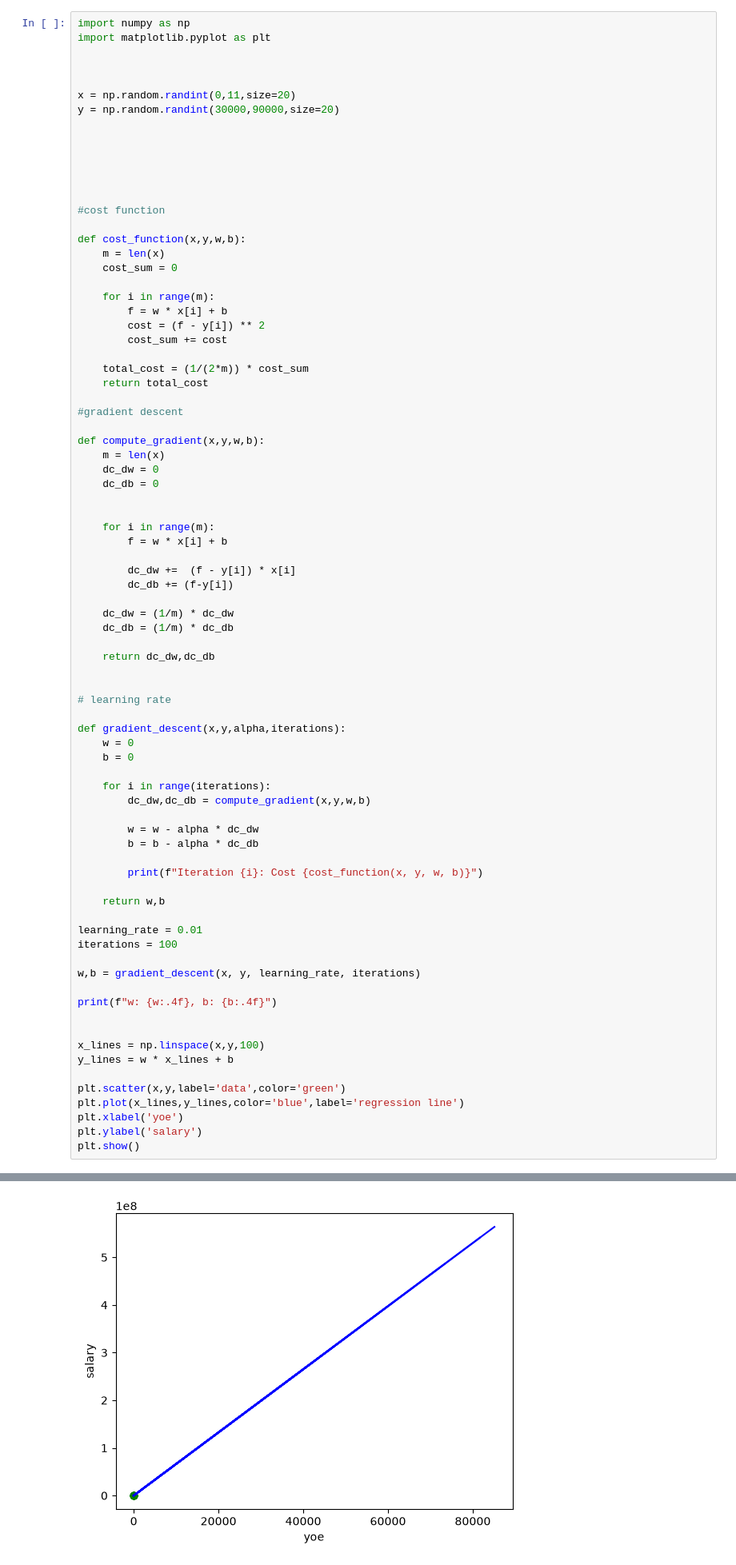
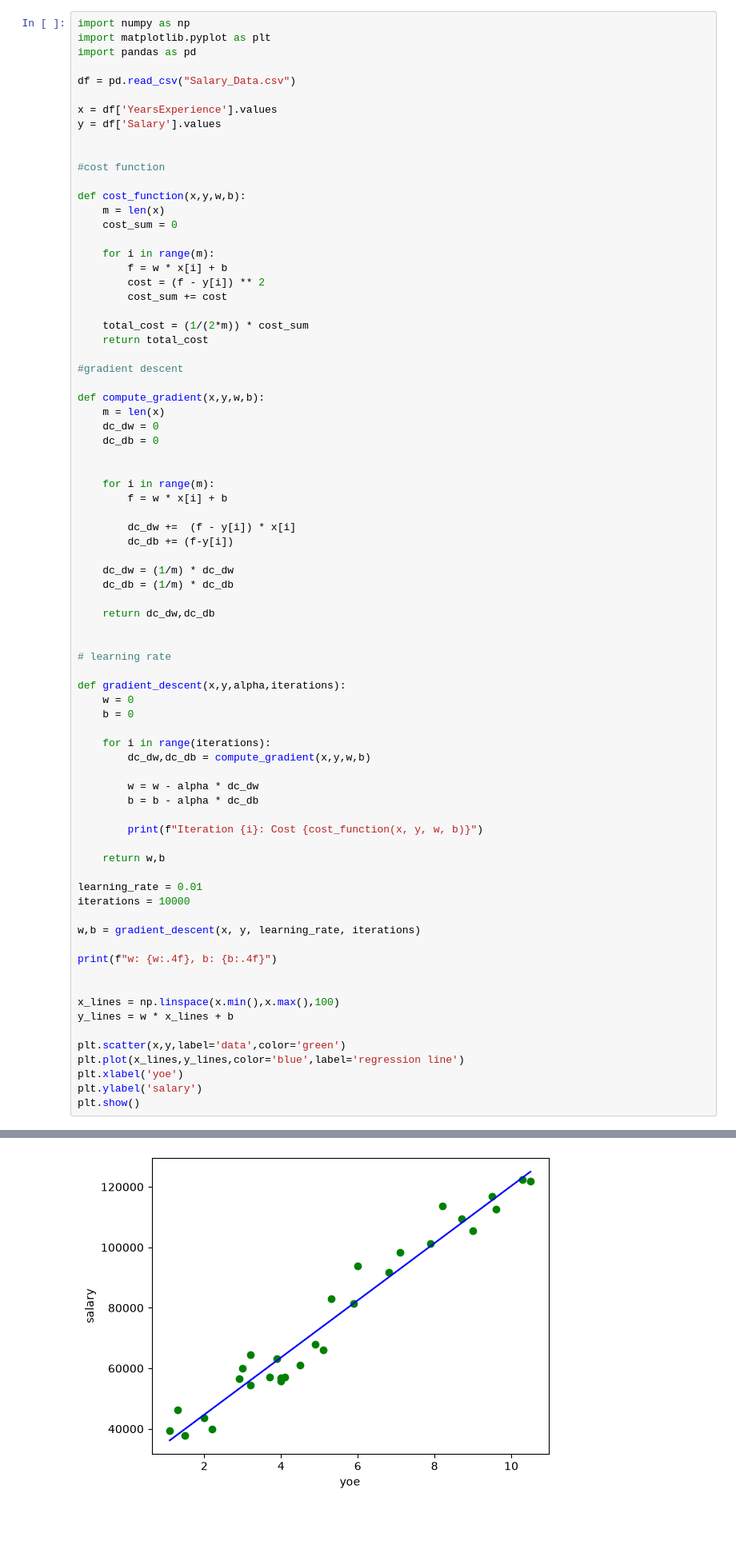
Before and after one commit to Anoop569/ML-ALGORITHMS-without-scikit-learn-, a Jupyter notebook: linear regression.ipynb, the cells around one changed output, grey strips where cells are left out. Shown at 80% size. Saved outputs shown, nothing was run; the diff lists cells and outputs as text; blank space fills up the shorter version.

```diff
--- a/linear regression.ipynb
+++ b/linear regression.ipynb
@@ -1,15 +1,12 @@
 # %%
 import numpy as np
 import matplotlib.pyplot as plt
+import pandas as pd
 
+df = pd.read_csv("Salary_Data.csv")
 
-
-x = np.random.randint(0,11,size=20)
-y = np.random.randint(30000,90000,size=20)
-
-
-
-
+x = df['YearsExperience'].values
+y = df['Salary'].values
 
 
 #cost function
@@ -63,14 +60,14 @@ def gradient_descent(x,y,alpha,iterations):
     return w,b
 
 learning_rate = 0.01
-iterations = 100
+iterations = 10000
 
 w,b = gradient_descent(x, y, learning_rate, iterations)
 
 print(f"w: {w:.4f}, b: {b:.4f}")
 
 
-x_lines = np.linspace(x,y,100)
+x_lines = np.linspace(x.min(),x.max(),100)
 y_lines = w * x_lines + b
 
 plt.scatter(x,y,label='data',color='green')
@@ -99 +96 @@ w: 6626.2987, b: 15570.0940
-[figure, old version]
+[figure, new version]
```
Also changed, not shown: parts of 1 cell of this notebook, 4 other files.
